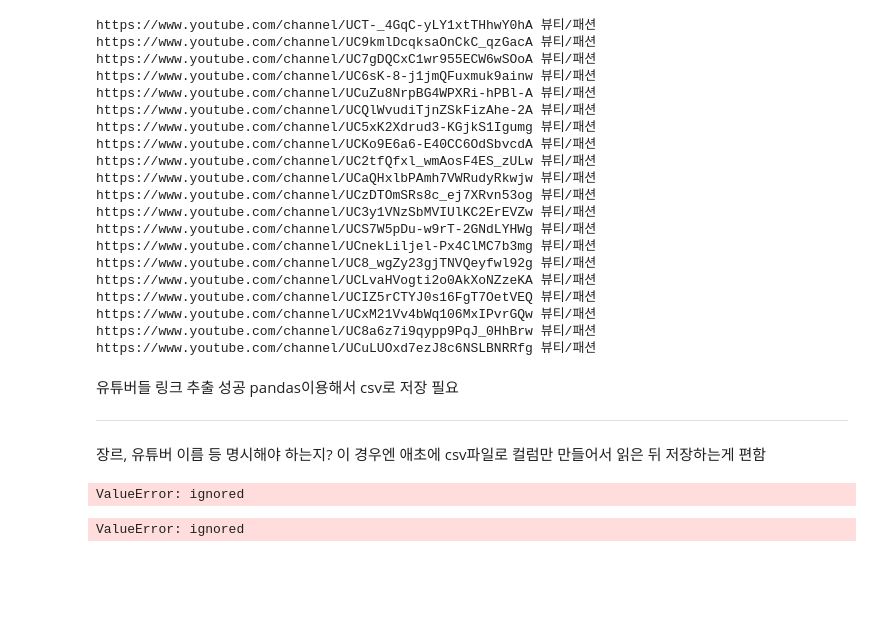
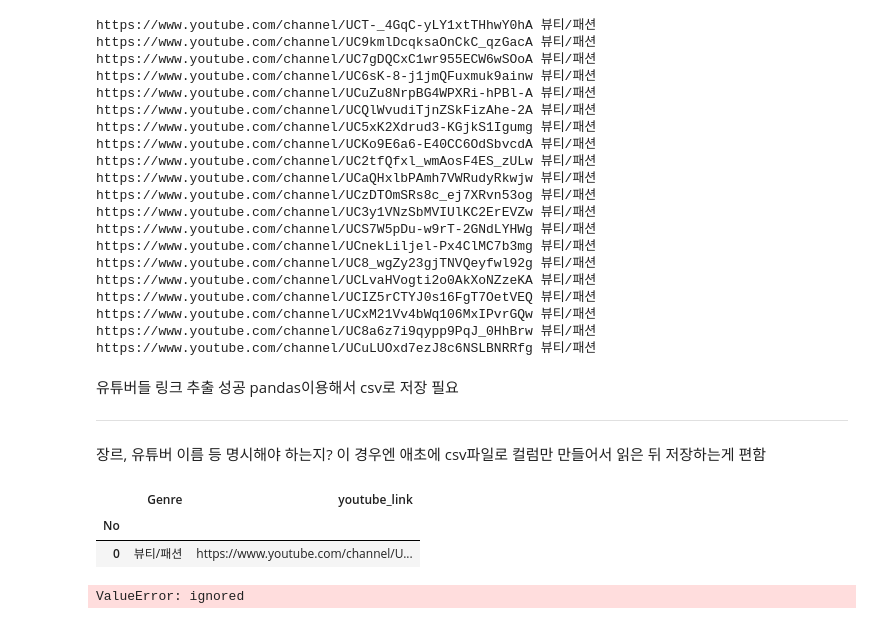
Before and after one commit to Indian966/JBNU_BigData_Analyze, a Jupyter notebook: channel_link_crawling.ipynb, the cells around one changed output. Drawn from its saved outputs; the diff is of its cells as text; code cells hidden in the pictures; blank space fills up the shorter version.

Commit message:
dataframe 생성중

```diff
--- a/channel_link_crawling.ipynb
+++ b/channel_link_crawling.ipynb
@@ -166,12 +166,14 @@ pandas이용해서 csv로 저장 필요
 # %%
 import pandas as pd
 pd.DataFrame()
 basic_dataframe = pd.DataFrame({'No' : [],'Genre':[],'youtube_link':[]})
 basic_dataframe = basic_dataframe.set_index('No')
-basic_dataframe.loc[''] = ['0', link[1], chanel_link['href']]
+basic_dataframe.loc[0] = [ link[1], chanel_link['href']]
 basic_dataframe
 # %% [output]
-ValueError: ignored
+|  | Genre | youtube_link |
+| No |  |  |
+| 0 | 뷰티/패션 | https://www.youtube.com/channel/U... |
 # %%
 # 위에 다 있는 내용이라 없어도 무방 할 듯
 
```
